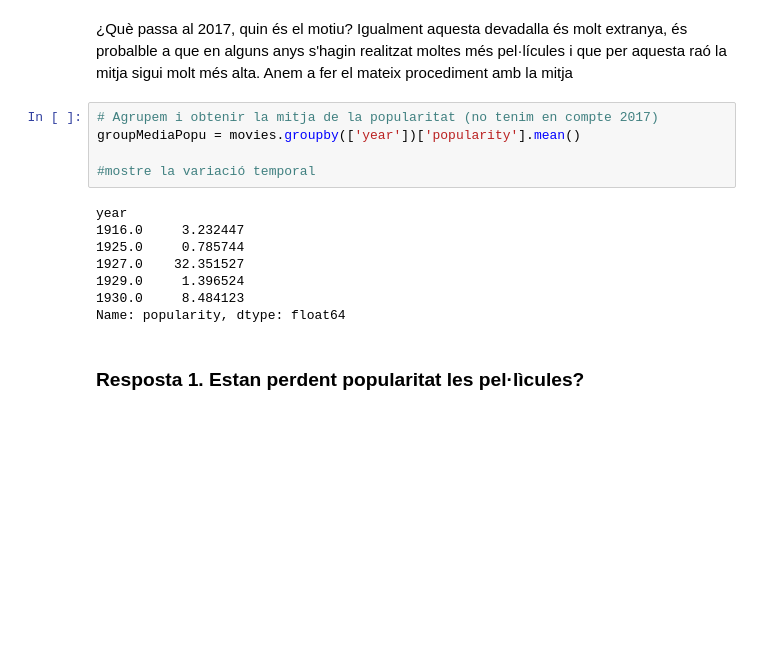
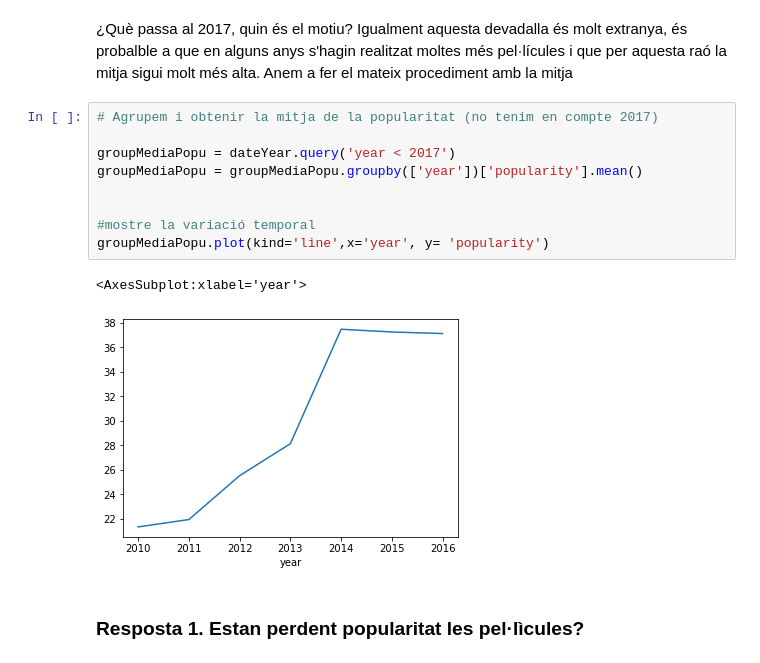
Before and after one commit to MarcMartinezM/PracticasIABigData, a Jupyter notebook: dataFrame/projecto evaluable-case study movies/EDA_Movies_alum.ipynb, the cells around one changed output. Drawn from its saved outputs; the diff is of its cells as text; blank space fills up the shorter version.

```diff
--- a/dataFrame/projecto evaluable-case study movies/EDA_Movies_alum.ipynb
+++ b/dataFrame/projecto evaluable-case study movies/EDA_Movies_alum.ipynb
@@ -149,17 +149,16 @@ dataYearPolulari. plot(kind='line',x='year', y= 'popularity',title='popularidad
 ¿Què passa al 2017, quin és el motiu? Igualment aquesta devadalla és molt extranya, és probalble a que en alguns anys s'hagin realitzat moltes més pel·lícules i que per aquesta raó la mitja sigui molt més alta. Anem a fer el mateix procediment amb la mitja
 # %%
 # Agrupem i obtenir la mitja de la popularitat (no tenim en compte 2017)
-groupMediaPopu = movies.groupby(['year'])['popularity'].mean()
+
+groupMediaPopu = dateYear.query('year < 2017')
+groupMediaPopu = groupMediaPopu.groupby(['year'])['popularity'].mean()
+
 
 #mostre la variació temporal
+groupMediaPopu.plot(kind='line',x='year', y= 'popularity')
 # %% [output]
-year
-1916.0     3.232447
-1925.0     0.785744
-1927.0    32.351527
-1929.0     1.396524
-1930.0     8.484123
-Name: popularity, dtype: float64
+<AxesSubplot:xlabel='year'>
+[figure, added]
 # %% [markdown]
 ### Resposta 1. Estan perdent popularitat les pel·lìcules?
 # %% [markdown]
```
